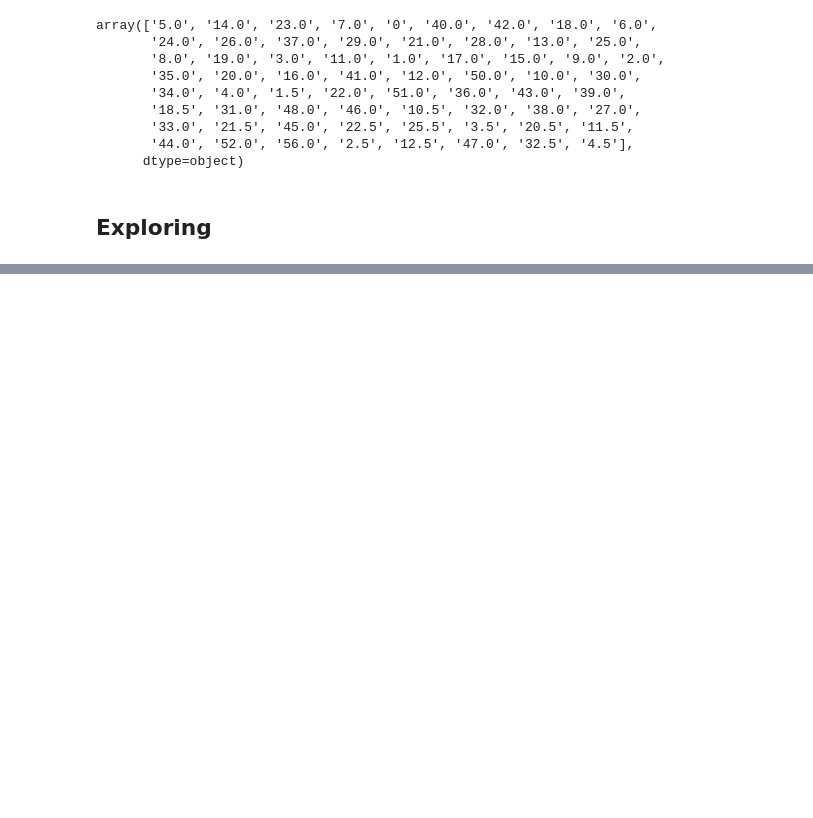
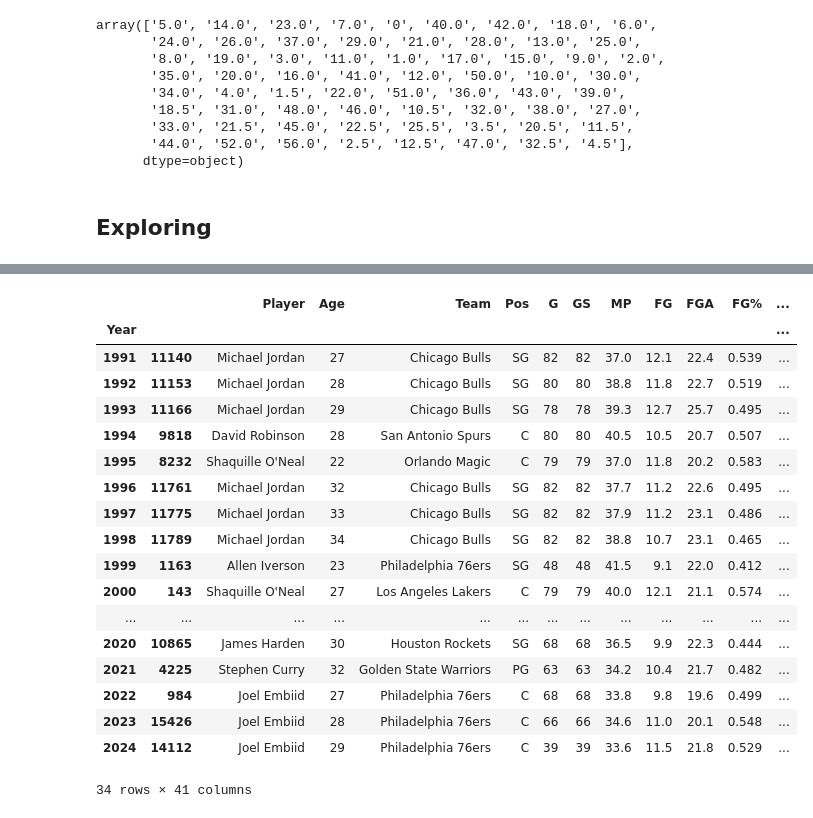
Before and after one commit to AvirukthGT/NBA-MVP-Prediction, a Jupyter notebook: data_cleaning.ipynb, the cells around one changed output, grey strips where cells are left out. Drawn from its saved outputs; the diff is of its cells as text; code cells hidden in the pictures; blank space fills up the shorter version.

```diff
--- a/data_cleaning.ipynb
+++ b/data_cleaning.ipynb
@@ -395,0 +386,22 @@ highest_scoring
+# %%
+stats.groupby("Year").apply(lambda x: x.sort_values("PTS",ascending=False).head(1))
+# %% [output]
+|  |  | Player | Age | Team | Pos | G | GS | MP | FG | FGA | FG% | ... |
+| Year |  |  |  |  |  |  |  |  |  |  |  | ... |
+| 1991 | 11140 | Michael Jordan | 27 | Chicago Bulls | SG | 82 | 82 | 37.0 | 12.1 | 22.4 | 0.539 | ... |
+| 1992 | 11153 | Michael Jordan | 28 | Chicago Bulls | SG | 80 | 80 | 38.8 | 11.8 | 22.7 | 0.519 | ... |
+| 1993 | 11166 | Michael Jordan | 29 | Chicago Bulls | SG | 78 | 78 | 39.3 | 12.7 | 25.7 | 0.495 | ... |
+| 1994 | 9818 | David Robinson | 28 | San Antonio Spurs | C | 80 | 80 | 40.5 | 10.5 | 20.7 | 0.507 | ... |
+| 1995 | 8232 | Shaquille O'Neal | 22 | Orlando Magic | C | 79 | 79 | 37.0 | 11.8 | 20.2 | 0.583 | ... |
+| 1996 | 11761 | Michael Jordan | 32 | Chicago Bulls | SG | 82 | 82 | 37.7 | 11.2 | 22.6 | 0.495 | ... |
+| 1997 | 11775 | Michael Jordan | 33 | Chicago Bulls | SG | 82 | 82 | 37.9 | 11.2 | 23.1 | 0.486 | ... |
+| 1998 | 11789 | Michael Jordan | 34 | Chicago Bulls | SG | 82 | 82 | 38.8 | 10.7 | 23.1 | 0.465 | ... |
+| 1999 | 1163 | Allen Iverson | 23 | Philadelphia 76ers | SG | 48 | 48 | 41.5 | 9.1 | 22.0 | 0.412 | ... |
+| 2000 | 143 | Shaquille O'Neal | 27 | Los Angeles Lakers | C | 79 | 79 | 40.0 | 12.1 | 21.1 | 0.574 | ... |
+| ... | ... | ... | ... | ... | ... | ... | ... | ... | ... | ... | ... | ... |
+| 2020 | 10865 | James Harden | 30 | Houston Rockets | SG | 68 | 68 | 36.5 | 9.9 | 22.3 | 0.444 | ... |
+| 2021 | 4225 | Stephen Curry | 32 | Golden State Warriors | PG | 63 | 63 | 34.2 | 10.4 | 21.7 | 0.482 | ... |
+| 2022 | 984 | Joel Embiid | 27 | Philadelphia 76ers | C | 68 | 68 | 33.8 | 9.8 | 19.6 | 0.499 | ... |
+| 2023 | 15426 | Joel Embiid | 28 | Philadelphia 76ers | C | 66 | 66 | 34.6 | 11.0 | 20.1 | 0.548 | ... |
+| 2024 | 14112 | Joel Embiid | 29 | Philadelphia 76ers | C | 39 | 39 | 33.6 | 11.5 | 21.8 | 0.529 | ... |
+34 rows × 41 columns
```
Also changed, not shown: parts of 4 cells of this notebook.
